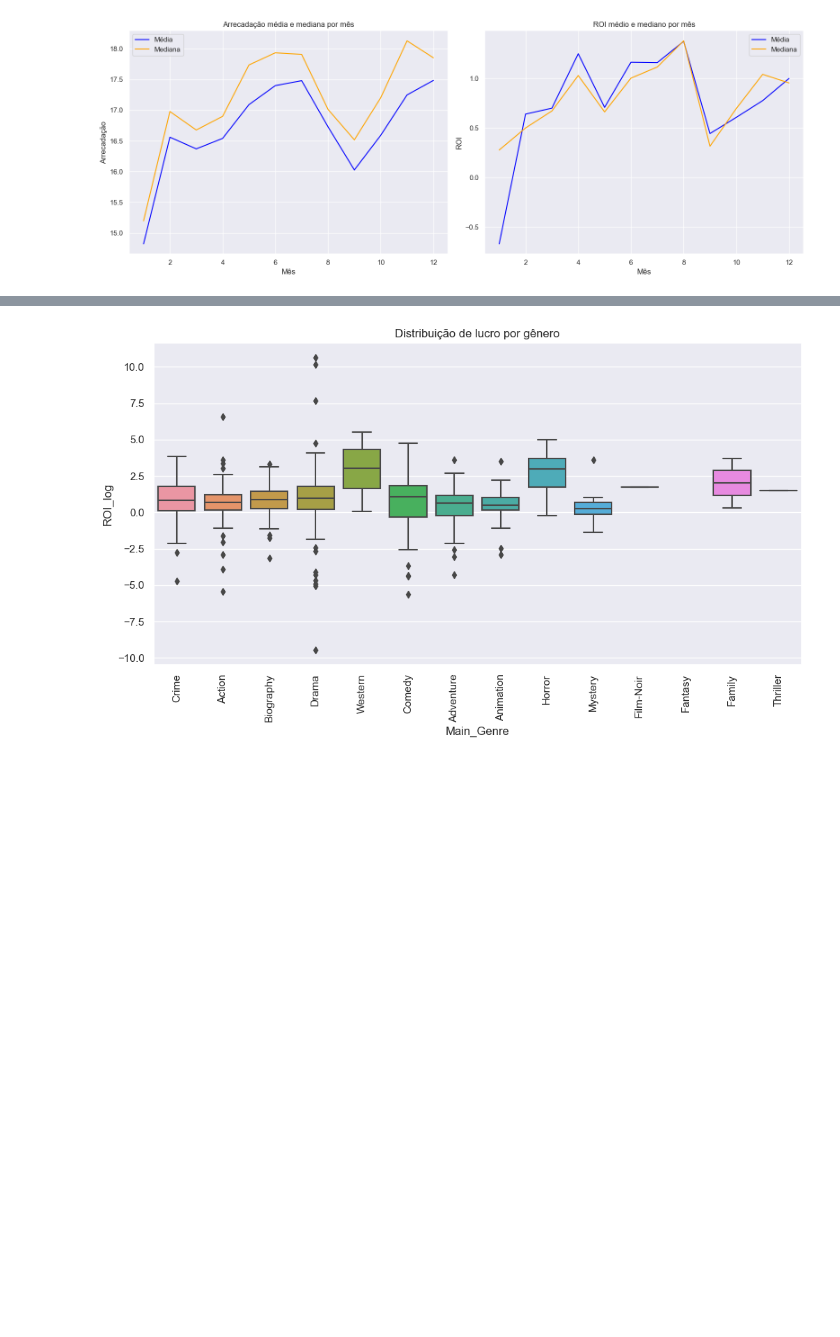
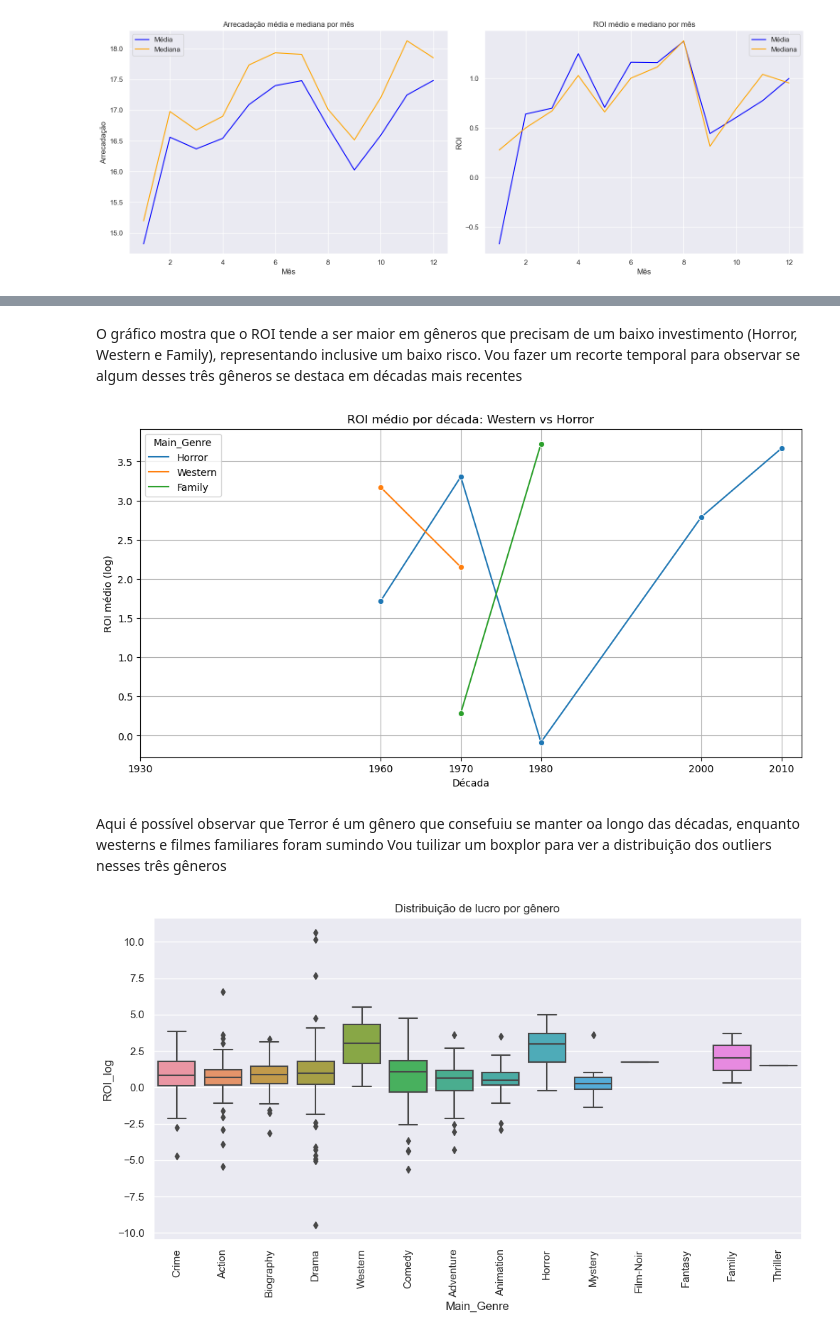
Before and after one commit to GabrielcordH/analise_IMDB, a Jupyter notebook: EDA.ipynb, the cells around one changed output, grey strips where cells are left out. Drawn from its saved outputs; the diff is of its cells as text; code cells hidden in the pictures; blank space fills up the shorter version.

```diff
--- a/EDA.ipynb
+++ b/EDA.ipynb
@@ -47,3 +102,29 @@ plt.show()
+# %% [markdown]
+O gráfico mostra que o ROI tende a ser maior em gêneros que precisam de um baixo investimento (Horror, Western e Family), representando inclusive um baixo risco.
+Vou fazer um recorte temporal para observar se algum desses três gêneros se destaca em décadas mais recentes
+# %%
+df['Main_Genre'] = df['Genre'].str.split(',').str[0]
+
+
+df_filtered = df[df['Main_Genre'].isin(['Western', 'Horror', 'Family'])].copy()
+
+df_filtered['Decade'] = (df_filtered['Released_Year'] // 10 * 10).astype(int)
+
+roi_by_decade = df_filtered.groupby(['Decade', 'Main_Genre'])['ROI_log'].mean().reset_index()
+
+plt.figure(figsize=(12,6))
+sns.lineplot(data=roi_by_decade, x='Decade', y='ROI_log', hue='Main_Genre', marker='o')
+plt.title("ROI médio por década: Western vs Horror")
+plt.ylabel("ROI médio (log)")
+plt.xlabel("Década")
+plt.xticks(roi_by_decade['Decade'].unique())
+plt.grid(True)
+plt.show()
+# %% [output]
+[figure, added]
+# %% [markdown]
+Aqui é possível observar que Terror é um gênero que consefuiu se manter oa longo das décadas, enquanto westerns e filmes familiares foram sumindo
+Vou tuilizar um boxplor para ver a distribuição dos outliers nesses três gêneros
 # %%
 df['Main_Genre'] = df['Genre'].str.split(',').str[0]
 
```
Also changed, not shown: parts of 41 cells of this notebook.
